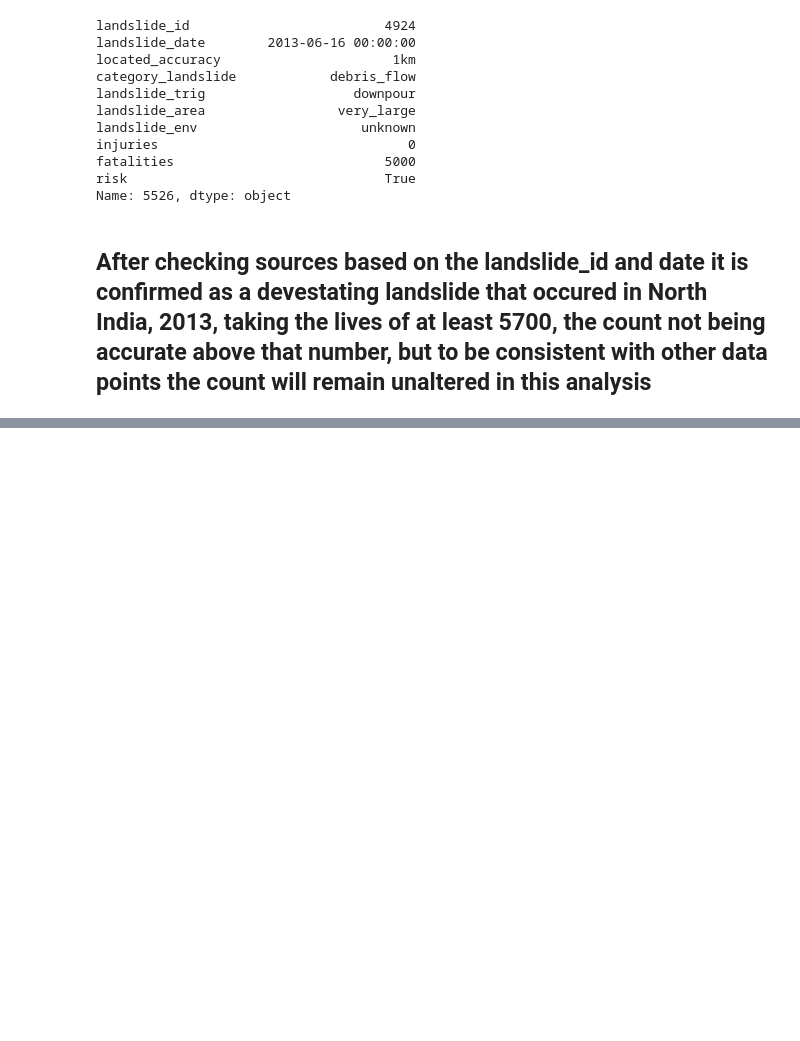
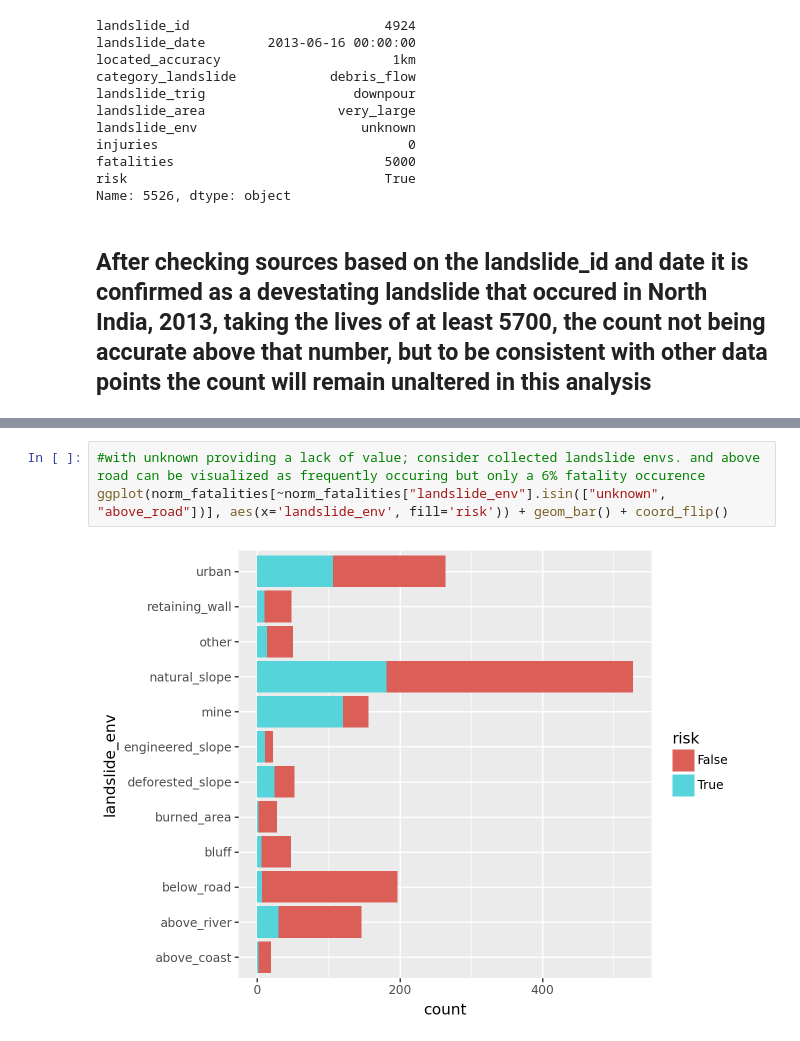
Before and after one commit to shupersap/Global_Landslide, a Jupyter notebook: 2_exploration/EDA.ipynb, the cells around one changed output, grey strips where cells are left out. Cells and saved outputs as stored; diff of their text form; blank space fills up the shorter version.

```diff
--- a/2_exploration/EDA.ipynb
+++ b/2_exploration/EDA.ipynb
@@ -125,0 +114,5 @@ ggplot(clean_slide, aes(x='landslide_env', fill='risk')) + geom_bar() + coord_fl
+# %%
+#with unknown providing a lack of value; consider collected landslide envs. and above road can be visualized as frequently occuring but only a 6% fatality occurence
+ggplot(norm_fatalities[~norm_fatalities["landslide_env"].isin(["unknown", "above_road"])], aes(x='landslide_env', fill='risk')) + geom_bar() + coord_flip()
+# %% [output]
+[figure, added]
```
Also changed, not shown: parts of 11 cells of this notebook, 1 other file.
